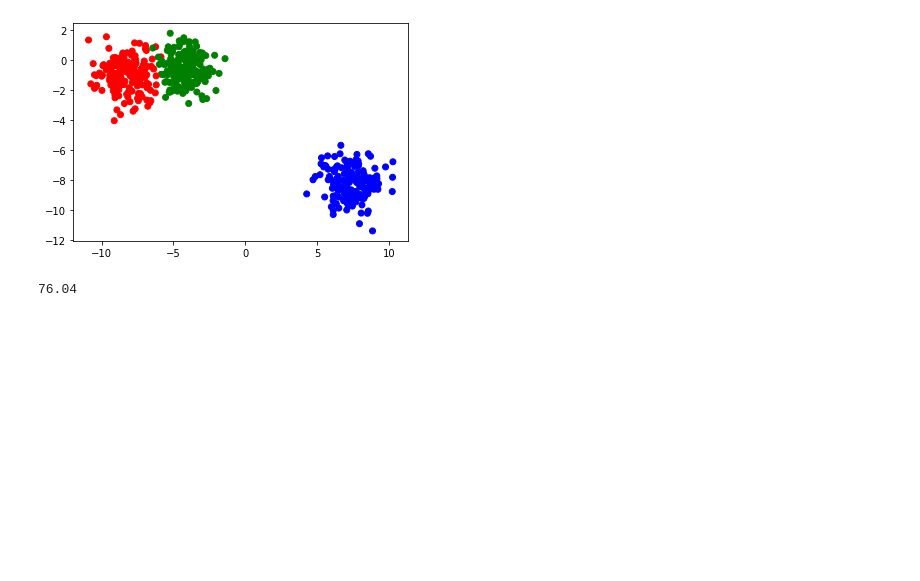
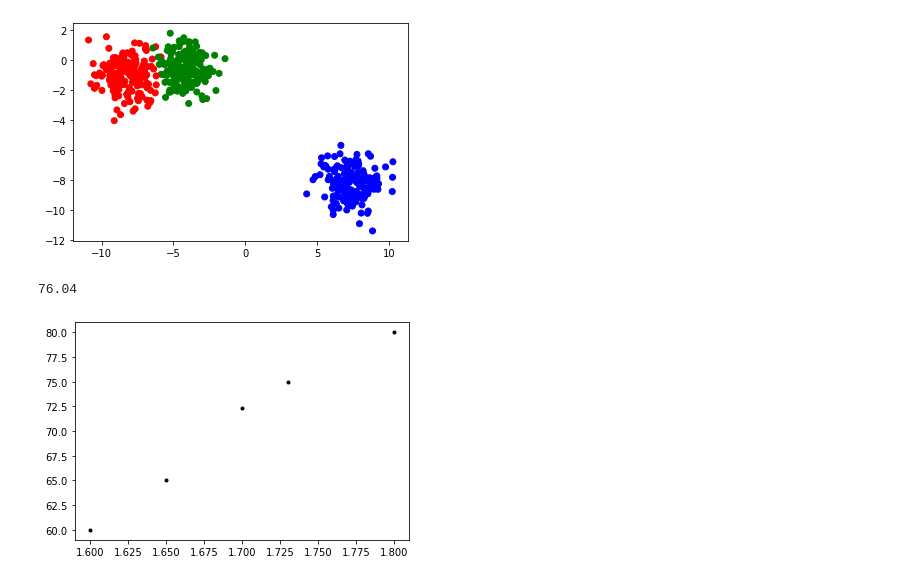
Before and after one commit to Konoko2004/Sales_Data_Analysis, a Jupyter notebook: Getting_started_with_Scikit_learn_for_Machine_Learning.ipynb, the cells around one changed output. Saved outputs shown, nothing was run; the diff lists cells and outputs as text; code cells hidden in the pictures; blank space fills up the shorter version.

```diff
--- a/Getting_started_with_Scikit_learn_for_Machine_Learning.ipynb
+++ b/Getting_started_with_Scikit_learn_for_Machine_Learning.ipynb
@@ -72,20 +72,21 @@ plt.scatter(x[:,0],x[:,1],c= rgb[y])
 # %%
 # Linear Regression
 %matplotlib inline
 from matplotlib import pyplot as plt
 from sklearn.linear_model import LinearRegression
 
 height = [[1.6],[1.65],[1.7],[1.73],[1.8]]
 weight = [[60],[65],[72.3],[75],[80]]
 
-###plt.plot(height,weight,'m.')
+plt.plot(height,weight,'k.')
 
 # Create and fit the model
 model = LinearRegression()
 model.fit(X = height, y = weight)
 
 #make prediction
 weight = model.predict([[1.75]])[0][0]
 print(round(weight,2))
 # %% [output]
 76.04
+[figure, added]
```
Also changed, not shown: parts of 3 cells of this notebook.
